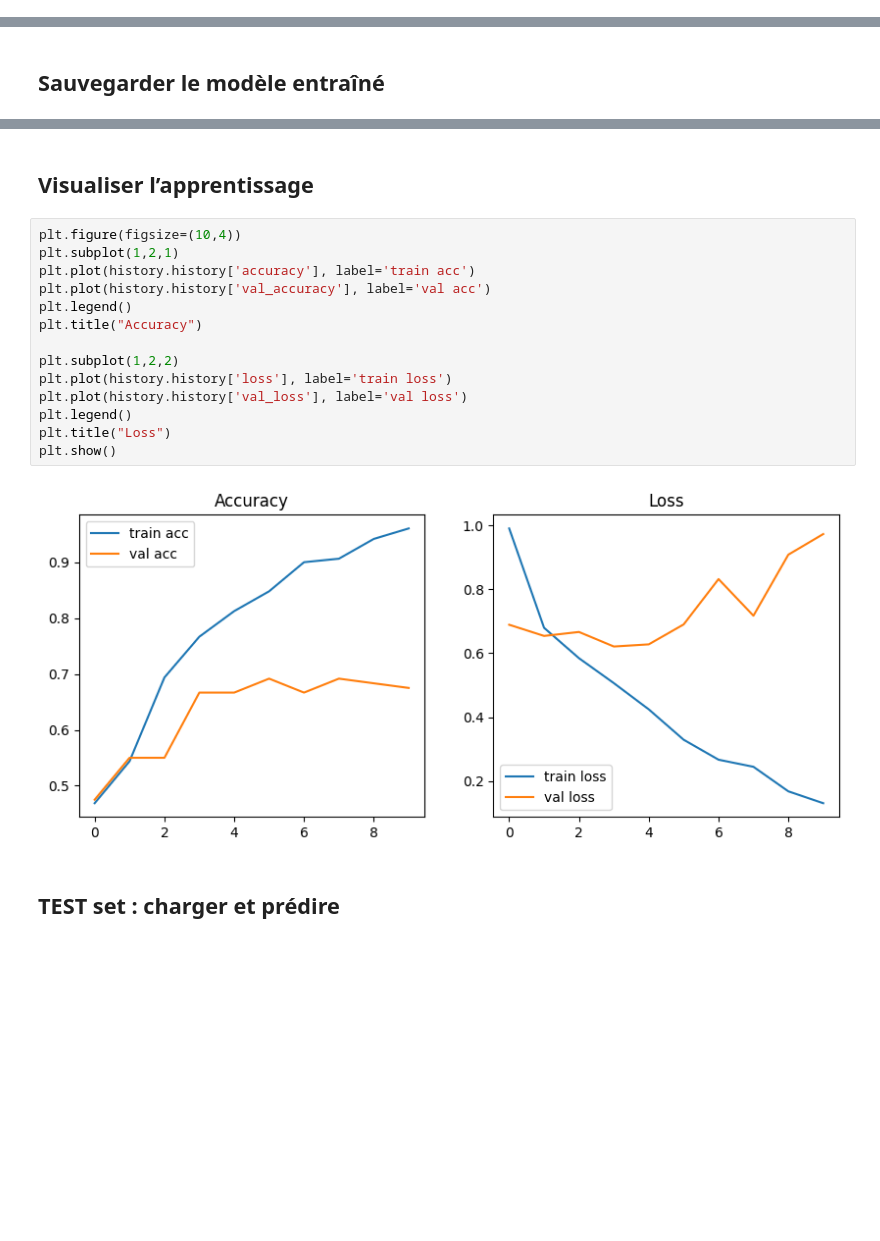
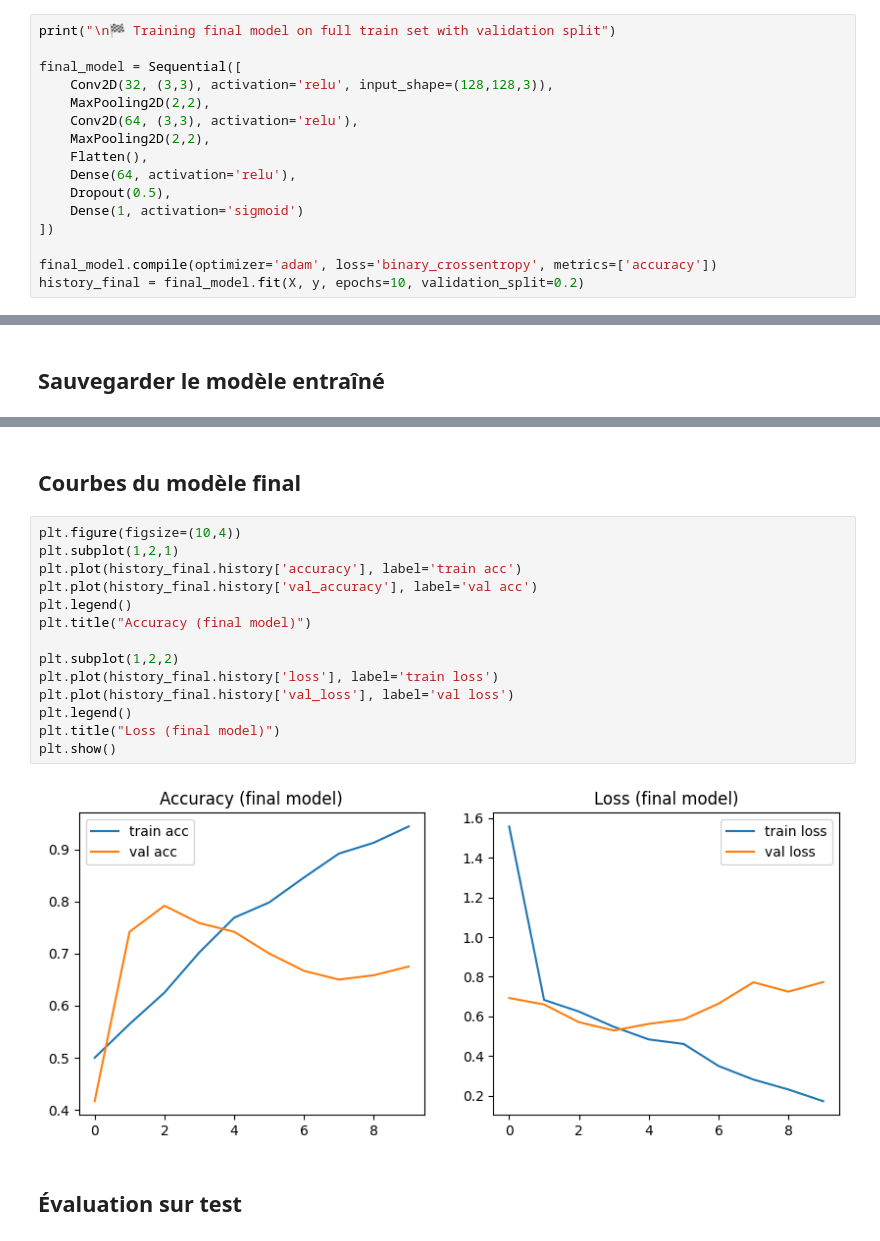
Before and after one commit to DorDNS/SolutionDelivery_PRJ, a Jupyter notebook: backend/src/TrashMapServer/deep_model.ipynb, the cells around one changed output, grey strips where cells are left out. Drawn from its saved outputs; the diff is of its cells as text; blank space fills up the shorter version.

```diff
--- a/backend/src/TrashMapServer/deep_model.ipynb
+++ b/backend/src/TrashMapServer/deep_model.ipynb
@@ -165,0 +130,16 @@ Epoch 10/10
+# %%
+print("\n🏁 Training final model on full train set with validation split")
+
+final_model = Sequential([
+    Conv2D(32, (3,3), activation='relu', input_shape=(128,128,3)),
+    MaxPooling2D(2,2),
+    Conv2D(64, (3,3), activation='relu'),
+    MaxPooling2D(2,2),
+    Flatten(),
+    Dense(64, activation='relu'),
+    Dropout(0.5),
+    Dense(1, activation='sigmoid')
+])
+
+final_model.compile(optimizer='adam', loss='binary_crossentropy', metrics=['accuracy'])
+history_final = final_model.fit(X, y, epochs=10, validation_split=0.2)
@@ -198,21 +193,21 @@ Confusion Matrix :
 # %% [markdown]
-## Visualiser l’apprentissage
+## Courbes du modèle final
 # %%
 plt.figure(figsize=(10,4))
 plt.subplot(1,2,1)
-plt.plot(history.history['accuracy'], label='train acc')
-plt.plot(history.history['val_accuracy'], label='val acc')
+plt.plot(history_final.history['accuracy'], label='train acc')
+plt.plot(history_final.history['val_accuracy'], label='val acc')
 plt.legend()
-plt.title("Accuracy")
+plt.title("Accuracy (final model)")
 
 plt.subplot(1,2,2)
-plt.plot(history.history['loss'], label='train loss')
-plt.plot(history.history['val_loss'], label='val loss')
+plt.plot(history_final.history['loss'], label='train loss')
+plt.plot(history_final.history['val_loss'], label='val loss')
 plt.legend()
-plt.title("Loss")
+plt.title("Loss (final model)")
 plt.show()
 # %% [output]
-[figure, old version]
+[figure, new version]
 # %% [markdown]
-## TEST set : charger et prédire
+## Évaluation sur test
 # %%
```
Also changed, not shown: parts of 24 cells of this notebook, 1 other file.
